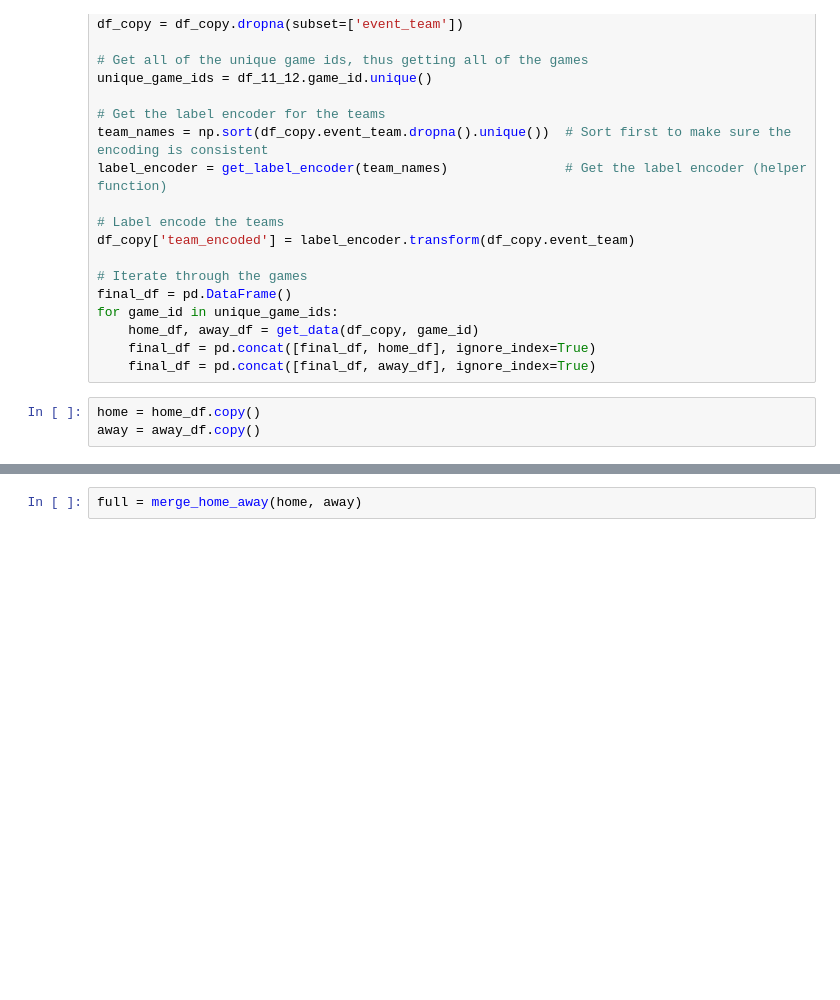
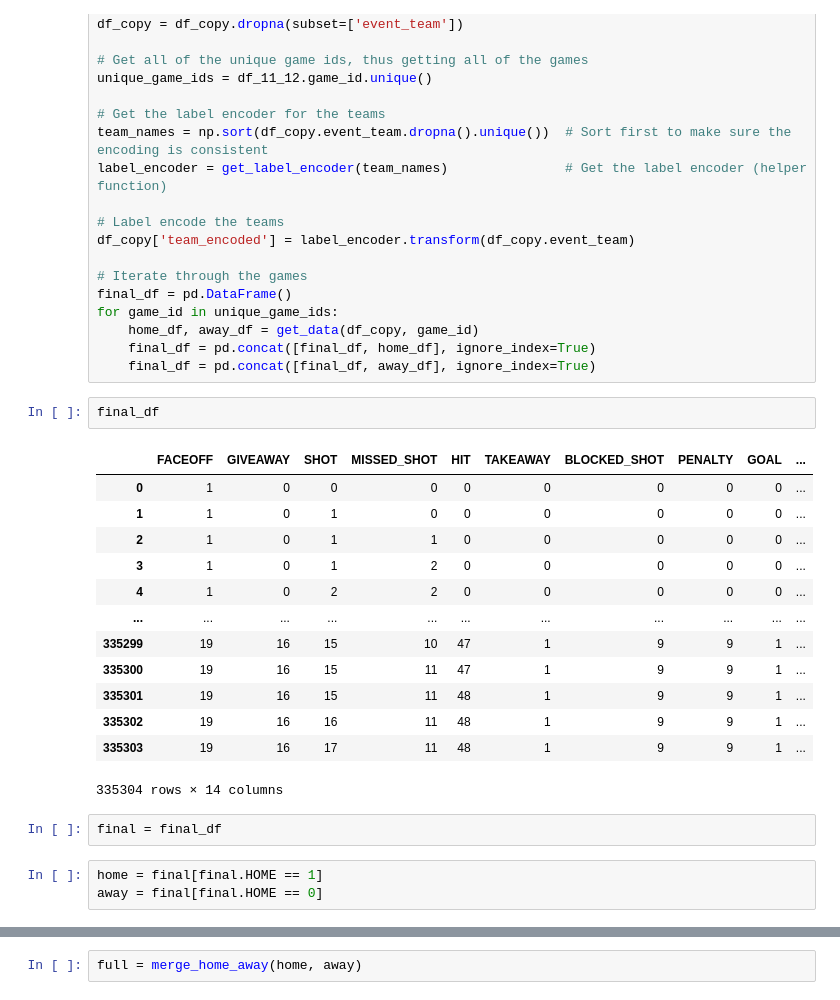
Before and after one commit to jeffxhansen/NHL_Win_Predictor, a Jupyter notebook: benj.ipynb, the cells around one changed output, grey strips where cells are left out. Cells and saved outputs as stored; diff of their text form; blank space fills up the shorter version.

```diff
--- a/benj.ipynb
+++ b/benj.ipynb
@@ -94,6 +98,24 @@ for game_id in unique_game_ids:
     home_df, away_df = get_data(df_copy, game_id)
     final_df = pd.concat([final_df, home_df], ignore_index=True)
     final_df = pd.concat([final_df, away_df], ignore_index=True)
-# %%
-home = home_df.copy()
-away = away_df.copy()
+# %%
+final_df
+# %% [output]
+|  | FACEOFF | GIVEAWAY | SHOT | MISSED_SHOT | HIT | TAKEAWAY | BLOCKED_SHOT | PENALTY | GOAL | ... |
+| 0 | 1 | 0 | 0 | 0 | 0 | 0 | 0 | 0 | 0 | ... |
+| 1 | 1 | 0 | 1 | 0 | 0 | 0 | 0 | 0 | 0 | ... |
+| 2 | 1 | 0 | 1 | 1 | 0 | 0 | 0 | 0 | 0 | ... |
+| 3 | 1 | 0 | 1 | 2 | 0 | 0 | 0 | 0 | 0 | ... |
+| 4 | 1 | 0 | 2 | 2 | 0 | 0 | 0 | 0 | 0 | ... |
+| ... | ... | ... | ... | ... | ... | ... | ... | ... | ... | ... |
+| 335299 | 19 | 16 | 15 | 10 | 47 | 1 | 9 | 9 | 1 | ... |
+| 335300 | 19 | 16 | 15 | 11 | 47 | 1 | 9 | 9 | 1 | ... |
+| 335301 | 19 | 16 | 15 | 11 | 48 | 1 | 9 | 9 | 1 | ... |
+| 335302 | 19 | 16 | 16 | 11 | 48 | 1 | 9 | 9 | 1 | ... |
+| 335303 | 19 | 16 | 17 | 11 | 48 | 1 | 9 | 9 | 1 | ... |
+335304 rows × 14 columns
+# %%
+final = final_df
+# %%
+home = final[final.HOME == 1]
+away = final[final.HOME == 0]
```
Also changed, not shown: parts of 12 cells of this notebook.
